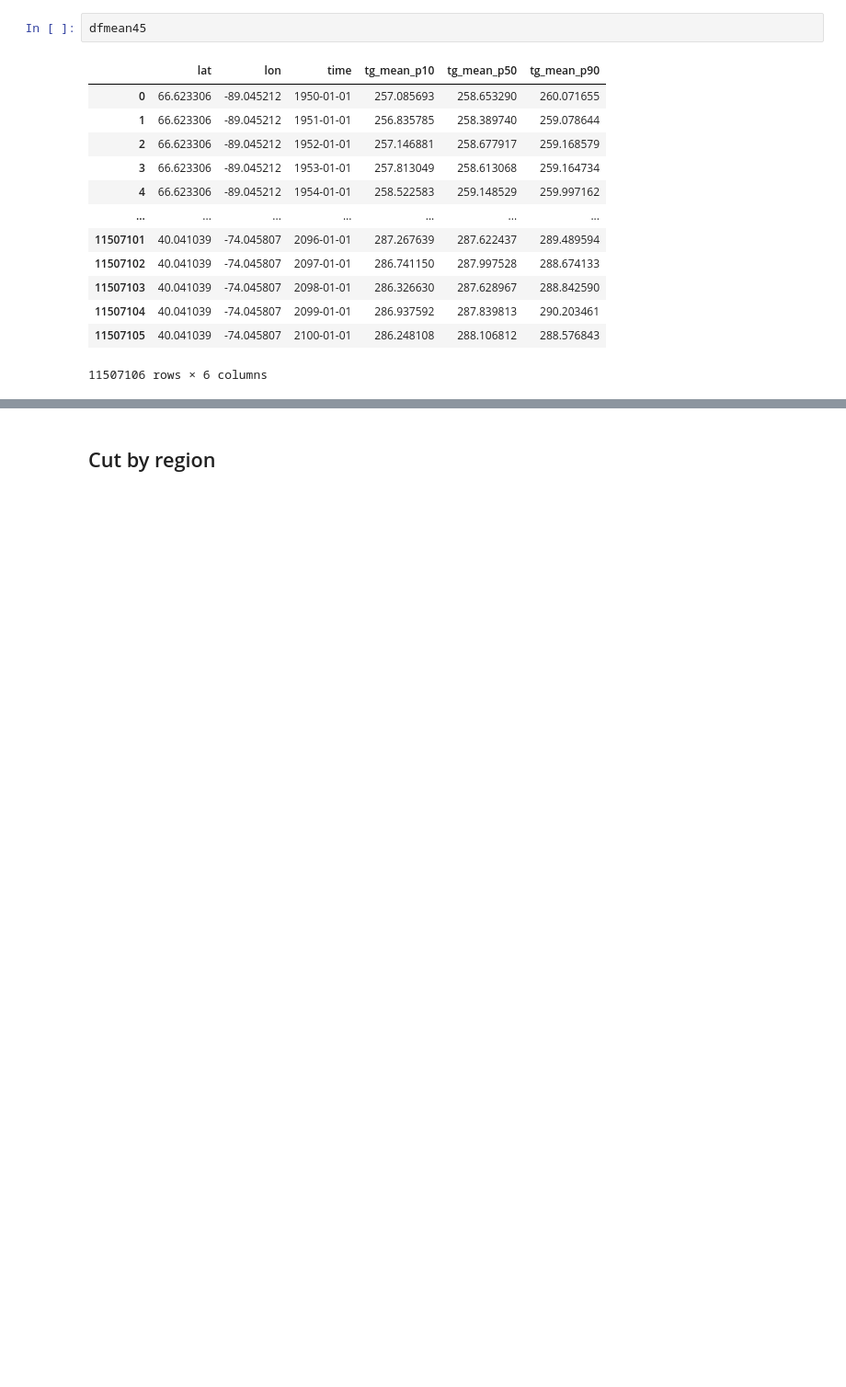
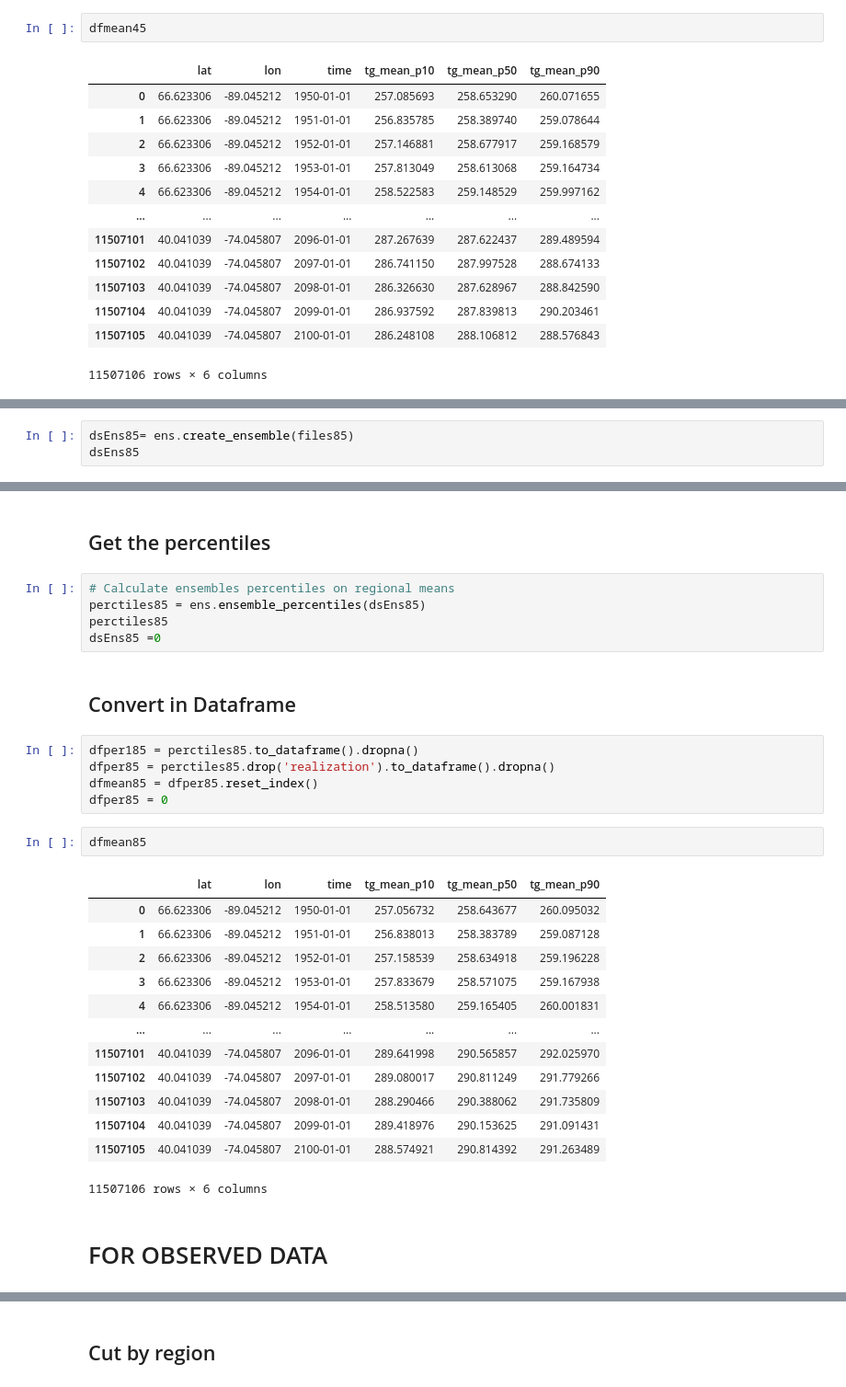
Before and after one commit to Ouranosinc/PortraitsClimMFFP, a Jupyter notebook: Data Processing Jupyter Notebooks/DF for Figure in R Temperature annual all regions.ipynb, the cells around one changed output, grey strips where cells are left out. Shown: that part at 92% size. Saved outputs shown, nothing was run; the diff lists cells and outputs as text; blank space fills up the shorter version.

```diff
--- a/Data Processing Jupyter Notebooks/DF for Figure in R Temperature annual all regions.ipynb
+++ b/Data Processing Jupyter Notebooks/DF for Figure in R Temperature annual all regions.ipynb
@@ -105,0 +107,3 @@ dfmean45
+# %%
+dsEns85= ens.create_ensemble(files85)
+dsEns85
@@ -105,0 +127,32 @@ dfmean45
+# %% [markdown]
+## Get the percentiles
+# %%
+# Calculate ensembles percentiles on regional means
+perctiles85 = ens.ensemble_percentiles(dsEns85)
+perctiles85
+dsEns85 =0
+# %% [markdown]
+## Convert in Dataframe
+# %%
+dfper185 = perctiles85.to_dataframe().dropna()
+dfper85 = perctiles85.drop('realization').to_dataframe().dropna()
+dfmean85 = dfper85.reset_index()
+dfper85 = 0
+# %%
+dfmean85
+# %% [output]
+|  | lat | lon | time | tg_mean_p10 | tg_mean_p50 | tg_mean_p90 |
+| 0 | 66.623306 | -89.045212 | 1950-01-01 | 257.056732 | 258.643677 | 260.095032 |
+| 1 | 66.623306 | -89.045212 | 1951-01-01 | 256.838013 | 258.383789 | 259.087128 |
+| 2 | 66.623306 | -89.045212 | 1952-01-01 | 257.158539 | 258.634918 | 259.196228 |
+| 3 | 66.623306 | -89.045212 | 1953-01-01 | 257.833679 | 258.571075 | 259.167938 |
+| 4 | 66.623306 | -89.045212 | 1954-01-01 | 258.513580 | 259.165405 | 260.001831 |
+| ... | ... | ... | ... | ... | ... | ... |
+| 11507101 | 40.041039 | -74.045807 | 2096-01-01 | 289.641998 | 290.565857 | 292.025970 |
+| 11507102 | 40.041039 | -74.045807 | 2097-01-01 | 289.080017 | 290.811249 | 291.779266 |
+| 11507103 | 40.041039 | -74.045807 | 2098-01-01 | 288.290466 | 290.388062 | 291.735809 |
+| 11507104 | 40.041039 | -74.045807 | 2099-01-01 | 289.418976 | 290.153625 | 291.091431 |
+| 11507105 | 40.041039 | -74.045807 | 2100-01-01 | 288.574921 | 290.814392 | 291.263489 |
+11507106 rows × 6 columns
+# %% [markdown]
+# FOR OBSERVED DATA
```
Also changed, not shown: parts of 35 cells of this notebook.
